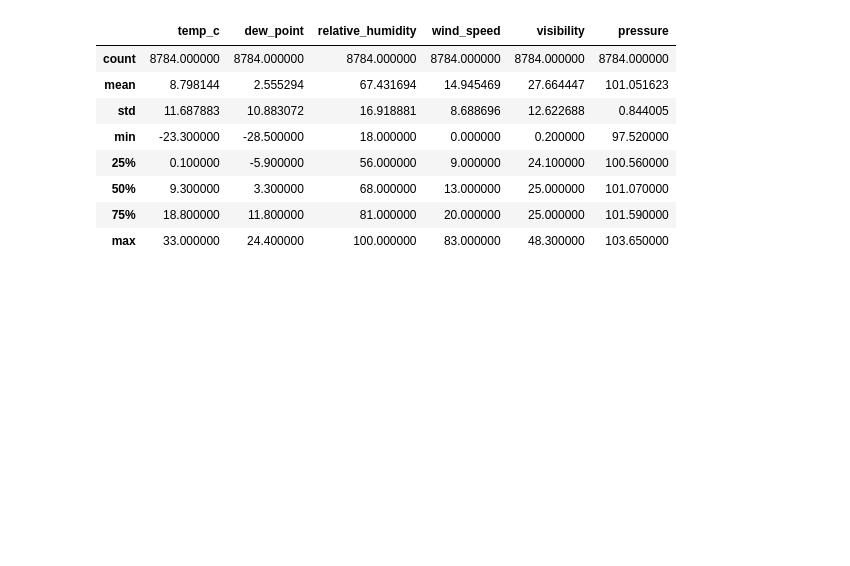
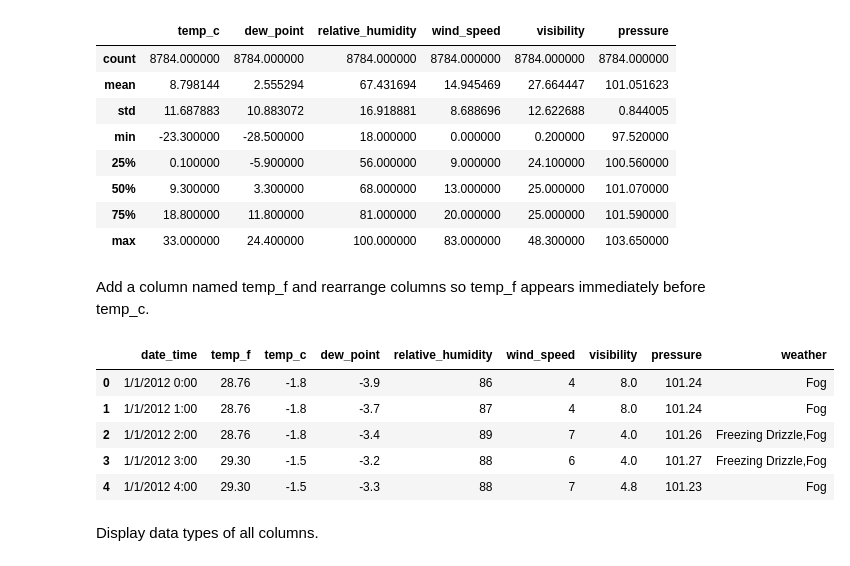
Before and after one commit to lschoch/MLA_LHS, a Jupyter notebook: MLA1_LHS.ipynb, the cells around one changed output. Drawn from its saved outputs; the diff is of its cells as text; code cells hidden in the pictures; blank space fills up the shorter version.

```diff
--- a/MLA1_LHS.ipynb
+++ b/MLA1_LHS.ipynb
@@ -98,3 +98,20 @@ df.describe()
 | 50% | 9.300000 | 3.300000 | 68.000000 | 13.000000 | 25.000000 | 101.070000 |
 | 75% | 18.800000 | 11.800000 | 81.000000 | 20.000000 | 25.000000 | 101.590000 |
 | max | 33.000000 | 24.400000 | 100.000000 | 83.000000 | 48.300000 | 103.650000 |
+# %% [markdown]
+Add a column named temp_f and rearrange columns so temp_f appears immediately before temp_c.
+# %%
+df = df.assign(temp_f=df['temp_c'] * 9 / 5 + 32) #adds new column named temp_f calculated from temp_c
+cols = ['date_time', 'temp_f'] #list the first two columns in the new order
+new_order = cols + (df.columns.drop(cols).tolist())
+df = df[new_order]  #resets order of columns in df
+df.head()
+# %% [output]
+|  | date_time | temp_f | temp_c | dew_point | relative_humidity | wind_speed | visibility | pressure | weather |
+| 0 | 1/1/2012 0:00 | 28.76 | -1.8 | -3.9 | 86 | 4 | 8.0 | 101.24 | Fog |
+| 1 | 1/1/2012 1:00 | 28.76 | -1.8 | -3.7 | 87 | 4 | 8.0 | 101.24 | Fog |
+| 2 | 1/1/2012 2:00 | 28.76 | -1.8 | -3.4 | 89 | 7 | 4.0 | 101.26 | Freezing Drizzle,Fog |
+| 3 | 1/1/2012 3:00 | 29.30 | -1.5 | -3.2 | 88 | 6 | 4.0 | 101.27 | Freezing Drizzle,Fog |
+| 4 | 1/1/2012 4:00 | 29.30 | -1.5 | -3.3 | 88 | 7 | 4.8 | 101.23 | Fog |
+# %% [markdown]
+Display data types of all columns.
```
Also changed, not shown: parts of 6 cells of this notebook.
